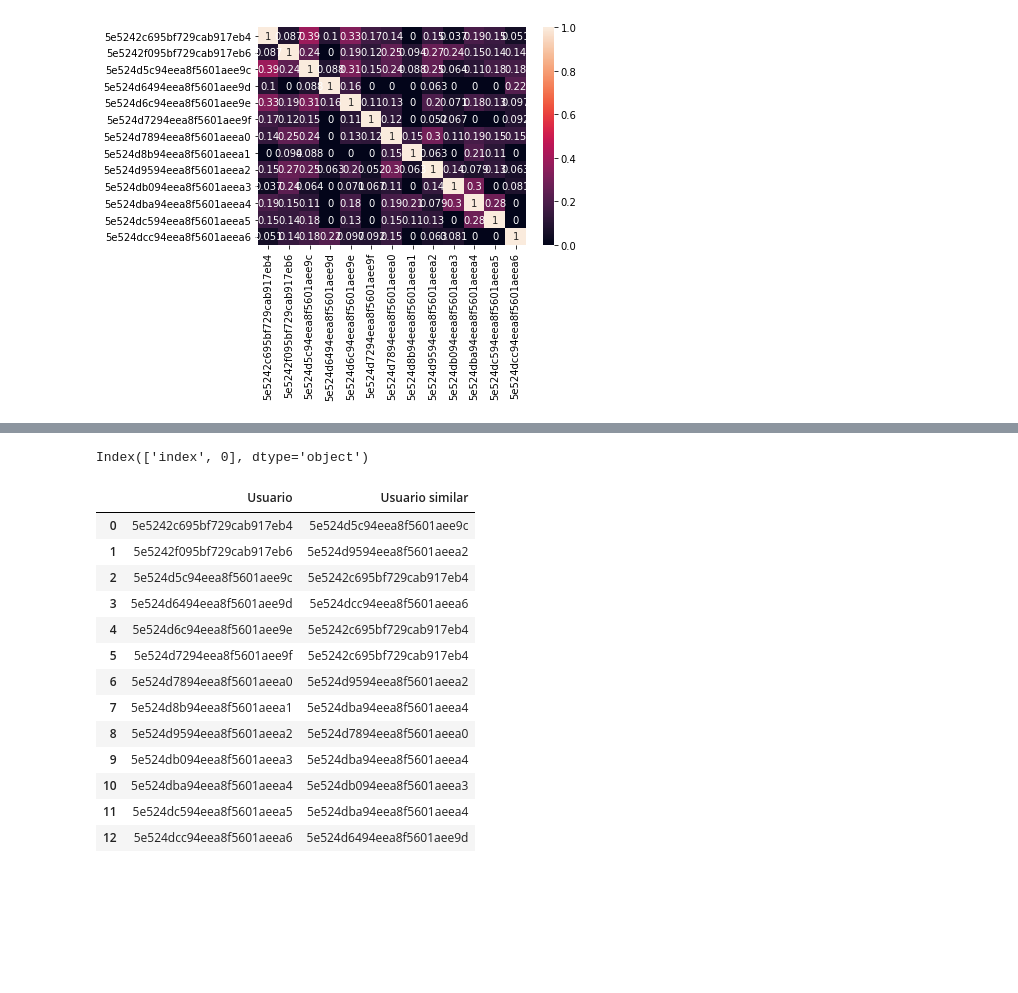
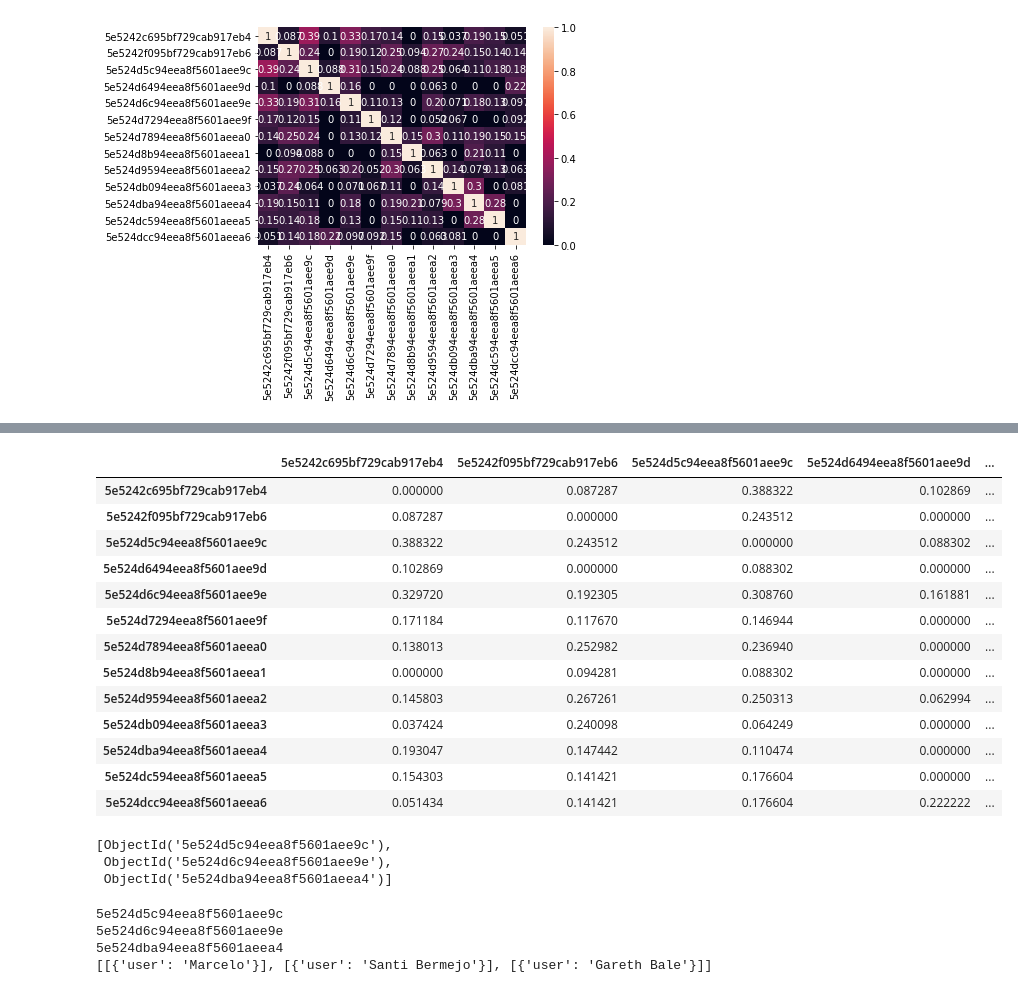
Before and after one commit to Bersuan/Proyecto-API, a Jupyter notebook: Recomendar-usuario.ipynb, the cells around one changed output, grey strips where cells are left out. Drawn from its saved outputs; the diff is of its cells as text; code cells hidden in the pictures; blank space fills up the shorter version.

```diff
--- a/Recomendar-usuario.ipynb
+++ b/Recomendar-usuario.ipynb
@@ -148,4 +174,0 @@ recomendacion = recomendacion.reset_index()
-# %%
-recomendacion.columns
-# %% [output]
-Index(['index', 0], dtype='object')
@@ -154,17 +175,28 @@ recomendacion = recomendacion.rename(columns={'index':'Usuario',0:'Usuario simil
-# %%
-recomendacion
-# %% [output]
-|  | Usuario | Usuario similar |
-| 0 | 5e5242c695bf729cab917eb4 | 5e524d5c94eea8f5601aee9c |
-| 1 | 5e5242f095bf729cab917eb6 | 5e524d9594eea8f5601aeea2 |
-| 2 | 5e524d5c94eea8f5601aee9c | 5e5242c695bf729cab917eb4 |
-| 3 | 5e524d6494eea8f5601aee9d | 5e524dcc94eea8f5601aeea6 |
-| 4 | 5e524d6c94eea8f5601aee9e | 5e5242c695bf729cab917eb4 |
-| 5 | 5e524d7294eea8f5601aee9f | 5e5242c695bf729cab917eb4 |
-| 6 | 5e524d7894eea8f5601aeea0 | 5e524d9594eea8f5601aeea2 |
-| 7 | 5e524d8b94eea8f5601aeea1 | 5e524dba94eea8f5601aeea4 |
-| 8 | 5e524d9594eea8f5601aeea2 | 5e524d7894eea8f5601aeea0 |
-| 9 | 5e524db094eea8f5601aeea3 | 5e524dba94eea8f5601aeea4 |
-| 10 | 5e524dba94eea8f5601aeea4 | 5e524db094eea8f5601aeea3 |
-| 11 | 5e524dc594eea8f5601aeea5 | 5e524dba94eea8f5601aeea4 |
-| 12 | 5e524dcc94eea8f5601aeea6 | 5e524d6494eea8f5601aee9d |
+# %%
+sim_df
+# %% [output]
+|  | 5e5242c695bf729cab917eb4 | 5e5242f095bf729cab917eb6 | 5e524d5c94eea8f5601aee9c | 5e524d6494eea8f5601aee9d | ... |
+| 5e5242c695bf729cab917eb4 | 0.000000 | 0.087287 | 0.388322 | 0.102869 | ... |
+| 5e5242f095bf729cab917eb6 | 0.087287 | 0.000000 | 0.243512 | 0.000000 | ... |
+| 5e524d5c94eea8f5601aee9c | 0.388322 | 0.243512 | 0.000000 | 0.088302 | ... |
+| 5e524d6494eea8f5601aee9d | 0.102869 | 0.000000 | 0.088302 | 0.000000 | ... |
+| 5e524d6c94eea8f5601aee9e | 0.329720 | 0.192305 | 0.308760 | 0.161881 | ... |
+| 5e524d7294eea8f5601aee9f | 0.171184 | 0.117670 | 0.146944 | 0.000000 | ... |
+| 5e524d7894eea8f5601aeea0 | 0.138013 | 0.252982 | 0.236940 | 0.000000 | ... |
+| 5e524d8b94eea8f5601aeea1 | 0.000000 | 0.094281 | 0.088302 | 0.000000 | ... |
+| 5e524d9594eea8f5601aeea2 | 0.145803 | 0.267261 | 0.250313 | 0.062994 | ... |
+| 5e524db094eea8f5601aeea3 | 0.037424 | 0.240098 | 0.064249 | 0.000000 | ... |
+| 5e524dba94eea8f5601aeea4 | 0.193047 | 0.147442 | 0.110474 | 0.000000 | ... |
+| 5e524dc594eea8f5601aeea5 | 0.154303 | 0.141421 | 0.176604 | 0.000000 | ... |
+| 5e524dcc94eea8f5601aeea6 | 0.051434 | 0.141421 | 0.176604 | 0.222222 | ... |
+# %%
+a = sim_df[ObjectId("5e5242c695bf729cab917eb4")]
+a = pd.DataFrame(a)
+similares = a.sort_values([ObjectId("5e5242c695bf729cab917eb4")], ascending=False).head(3)
+similares = similares.reset_index().rename(columns={'index':'Usuarios'})
+a = list(similares.Usuarios)
+a
+# %% [output]
+[ObjectId('5e524d5c94eea8f5601aee9c'),
+ ObjectId('5e524d6c94eea8f5601aee9e'),
+ ObjectId('5e524dba94eea8f5601aeea4')]
@@ -170,0 +213,8 @@ recomendacion
+# %%
+finalName = getname(a)
+print(finalName)
+# %% [output]
+5e524d5c94eea8f5601aee9c
+5e524d6c94eea8f5601aee9e
+5e524dba94eea8f5601aeea4
+[[{'user': 'Marcelo'}], [{'user': 'Santi Bermejo'}], [{'user': 'Gareth Bale'}]]
```
Also changed, not shown: parts of 8 cells of this notebook.
